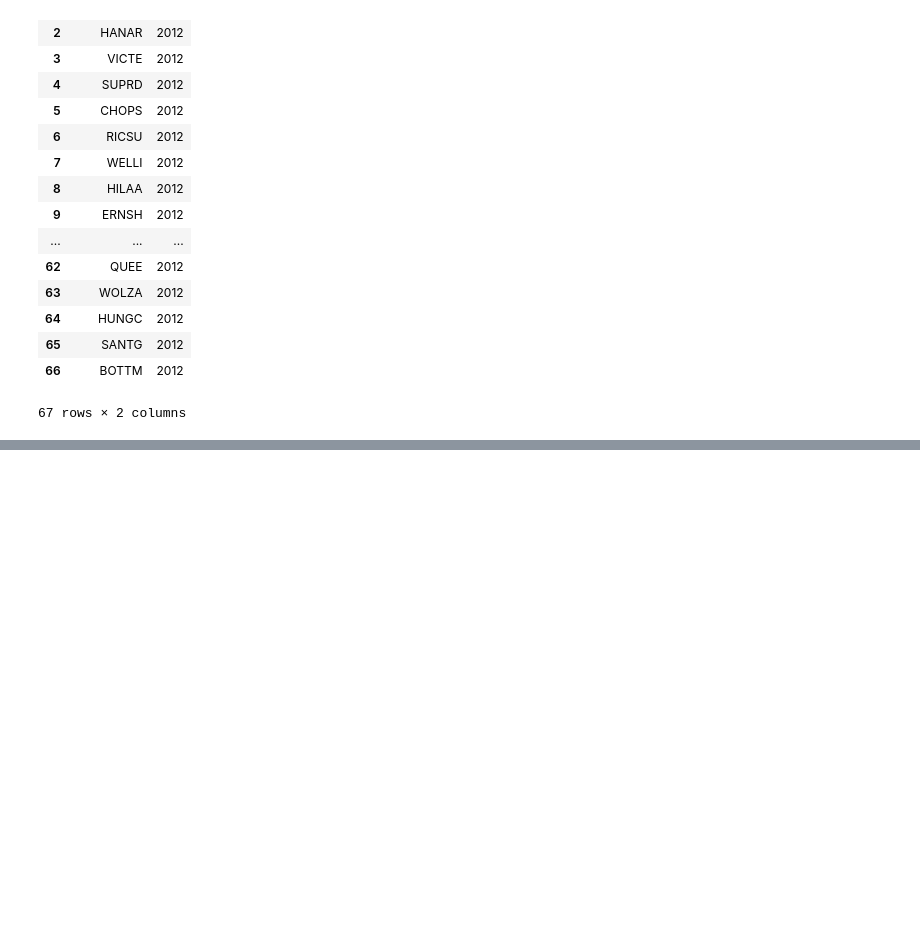
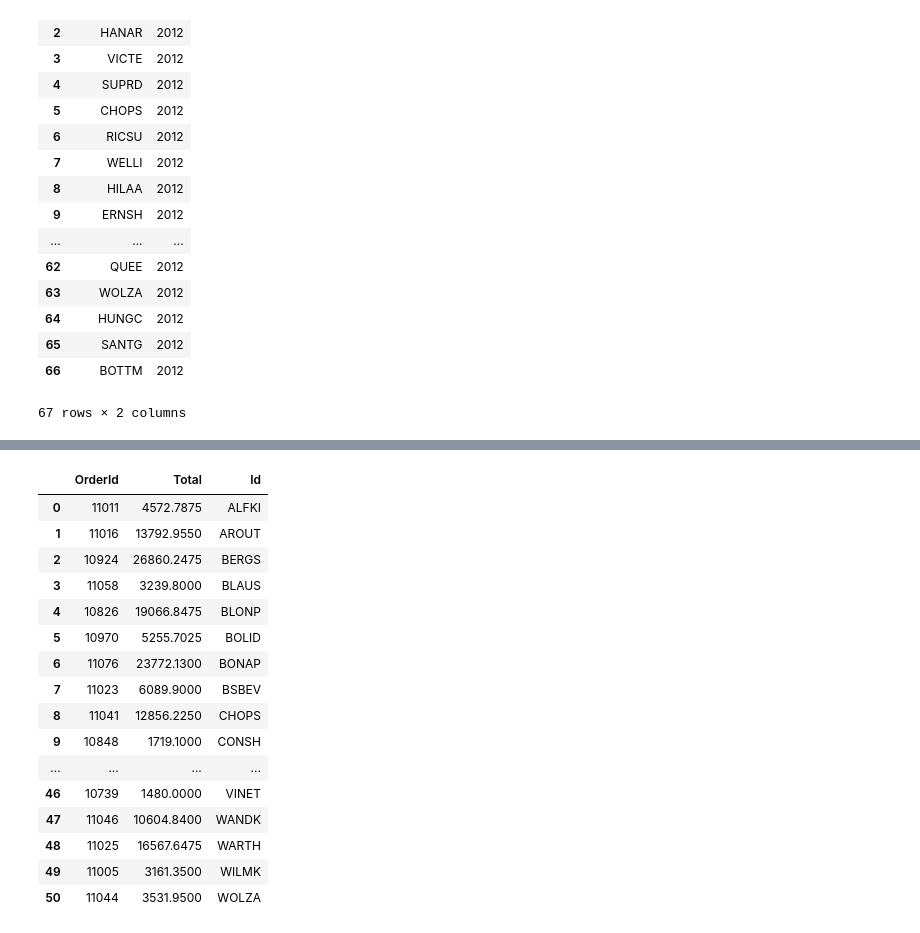
Before and after one commit to MagicMilly/dsc-2-final-project-online-ds-ft-100118, a Jupyter notebook: student.ipynb, the cells around one changed output, grey strips where cells are left out. Saved outputs shown, nothing was run; the diff lists cells and outputs as text; code cells hidden in the pictures; blank space fills up the shorter version.

```diff
--- a/student.ipynb
+++ b/student.ipynb
@@ -1477,0 +1571,25 @@ c.execute('SELECT ProductName, Discontinued FROM Product;').fetchall()
+# %%
+european_customers = pd.read_sql_query('SELECT OrderDetail.OrderId, SUM(UnitPrice*Quantity-UnitPrice*Discount) AS Total, \
+Customer.Id FROM OrderDetail INNER JOIN [Order] ON OrderDetail.OrderId = [Order].Id INNER JOIN Customer ON \
+[Order].CustomerId = Customer.Id WHERE Customer.Country IN ("Germany", "UK", "Sweden", "France", "Spain", "Switzerland", \
+"Austria", "Italy", "Portugal", "Ireland", "Belgium", "Norway", "Denmark", "Finland", "Poland") GROUP BY \
+Customer.Id;', conn)
+european_customers
+# %% [output]
+|  | OrderId | Total | Id |
+| 0 | 11011 | 4572.7875 | ALFKI |
+| 1 | 11016 | 13792.9550 | AROUT |
+| 2 | 10924 | 26860.2475 | BERGS |
+| 3 | 11058 | 3239.8000 | BLAUS |
+| 4 | 10826 | 19066.8475 | BLONP |
+| 5 | 10970 | 5255.7025 | BOLID |
+| 6 | 11076 | 23772.1300 | BONAP |
+| 7 | 11023 | 6089.9000 | BSBEV |
+| 8 | 11041 | 12856.2250 | CHOPS |
+| 9 | 10848 | 1719.1000 | CONSH |
+| ... | ... | ... | ... |
+| 46 | 10739 | 1480.0000 | VINET |
+| 47 | 11046 | 10604.8400 | WANDK |
+| 48 | 11025 | 16567.6475 | WARTH |
+| 49 | 11005 | 3161.3500 | WILMK |
+| 50 | 11044 | 3531.9500 | WOLZA |
```
Also changed, not shown: parts of 36 cells of this notebook.
